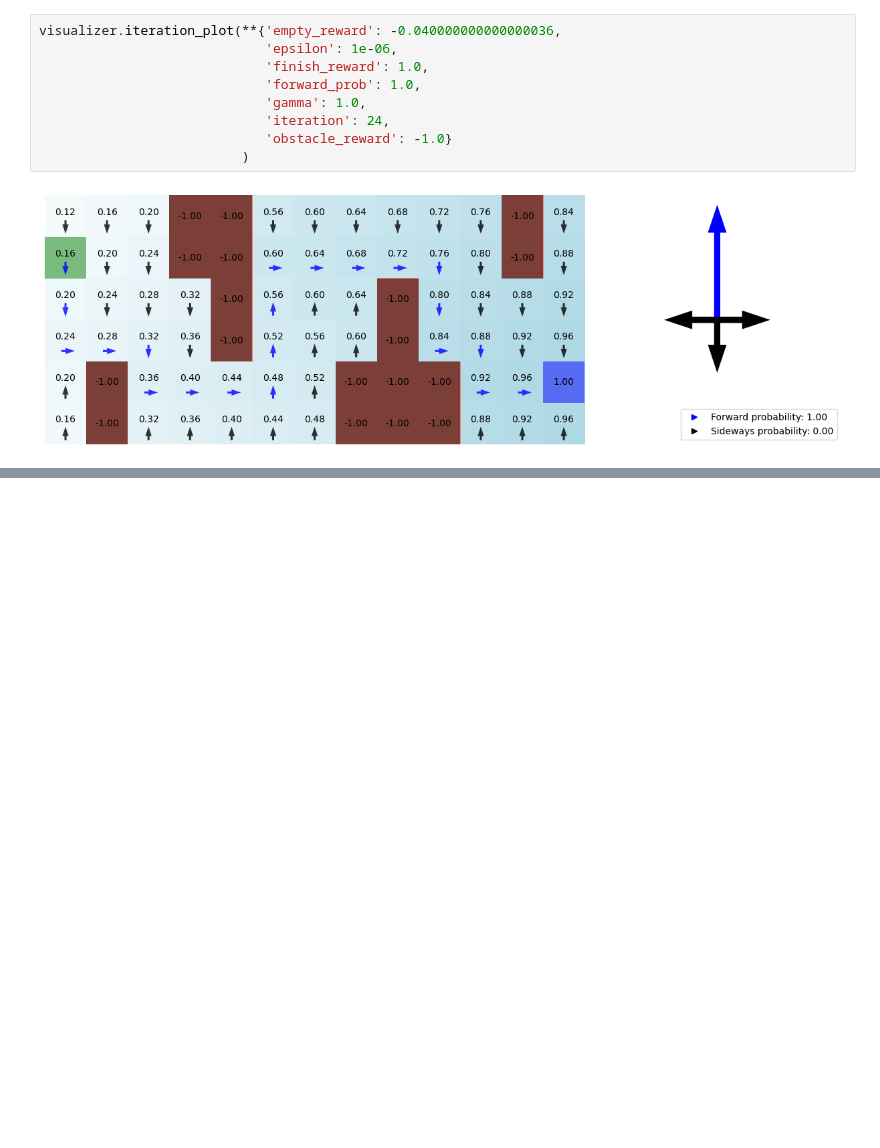
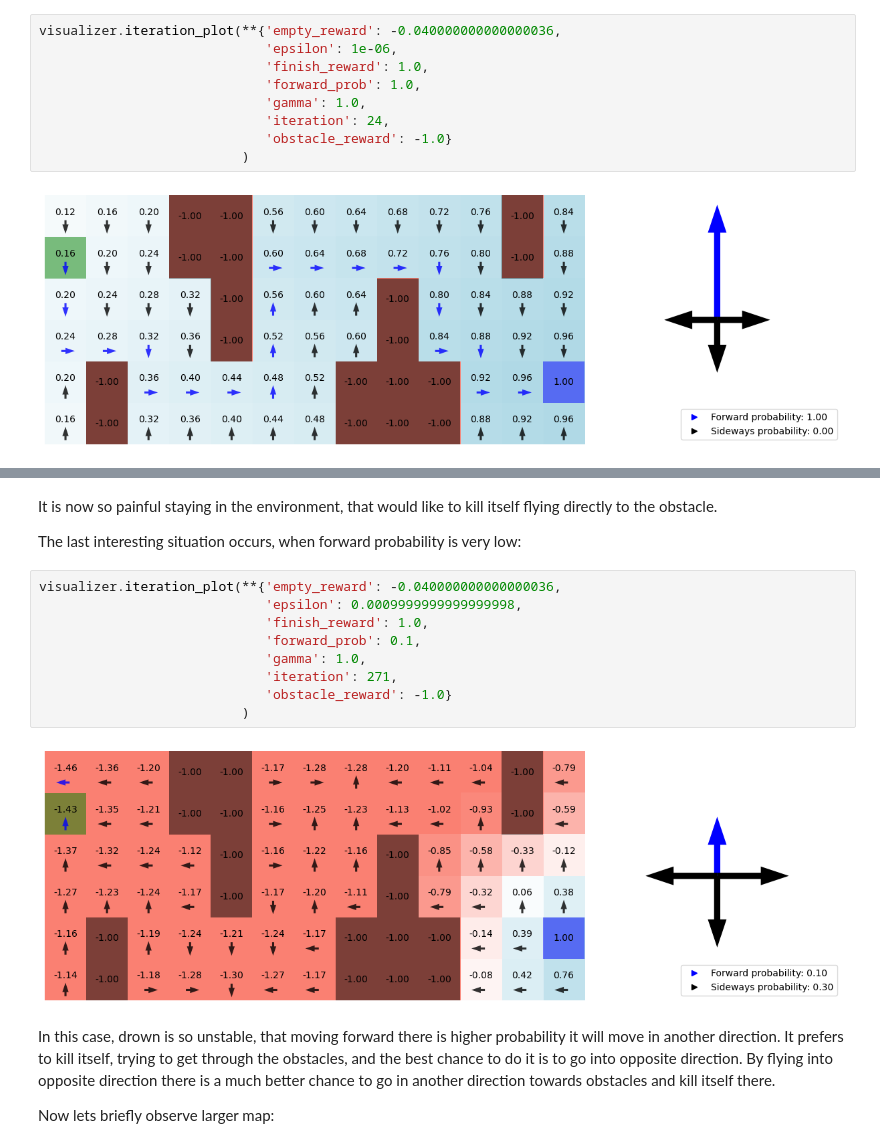
Before and after one commit to nickobard/ZUM-Artificial-Intelligence-Foundations-Practicals, a Jupyter notebook: semestral_work/semestral_work.ipynb, the cells around one changed output, grey strips where cells are left out. Cells and saved outputs as stored; diff of their text form; blank space fills up the shorter version.

```diff
--- a/semestral_work/semestral_work.ipynb
+++ b/semestral_work/semestral_work.ipynb
@@ -246,0 +263,19 @@ We see it takes the shortest possible path to get to the rewarding terminal stat
+# %% [markdown]
+It is now so painful staying in the environment, that would like to kill itself flying directly to the obstacle.
+
+The last interesting situation occurs, when forward probability is very low:
+# %%
+visualizer.iteration_plot(**{'empty_reward': -0.040000000000000036,
+                             'epsilon': 0.0009999999999999998,
+                             'finish_reward': 1.0,
+                             'forward_prob': 0.1,
+                             'gamma': 1.0,
+                             'iteration': 271,
+                             'obstacle_reward': -1.0}
+                          )
+# %% [output]
+[figure, added]
+# %% [markdown]
+In this case, drown is so unstable, that moving forward there is higher probability it will move in another direction. It prefers to kill itself, trying to get through the obstacles, and the best chance to do it is to go into opposite direction. By flying into opposite direction there is a much better chance to go in another direction towards obstacles and kill itself there.
+
+Now lets briefly observe larger map:
```
Also changed, not shown: parts of 16 cells of this notebook.
